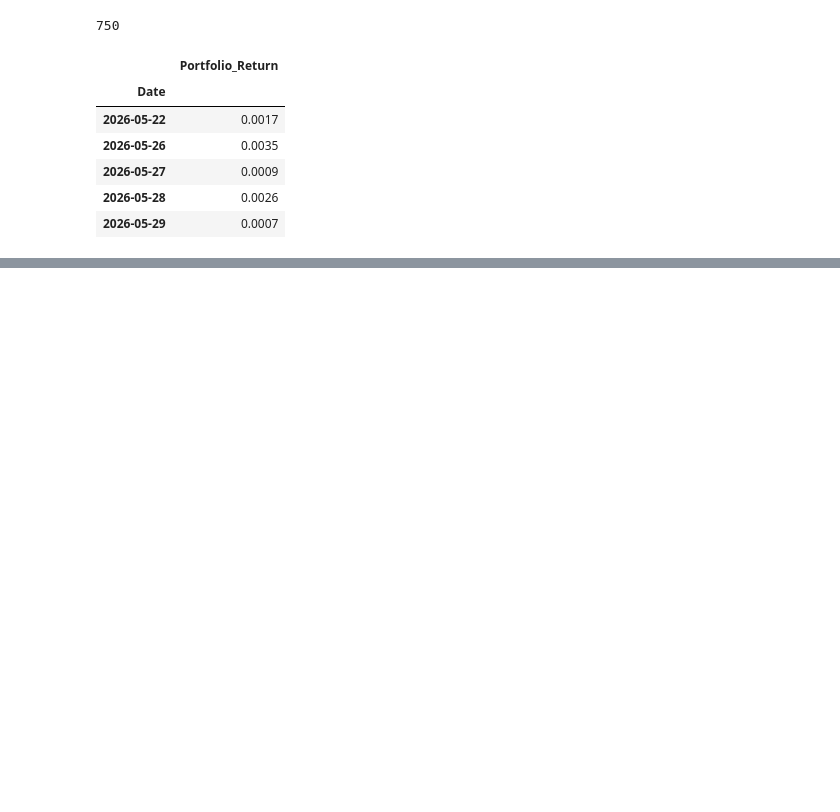
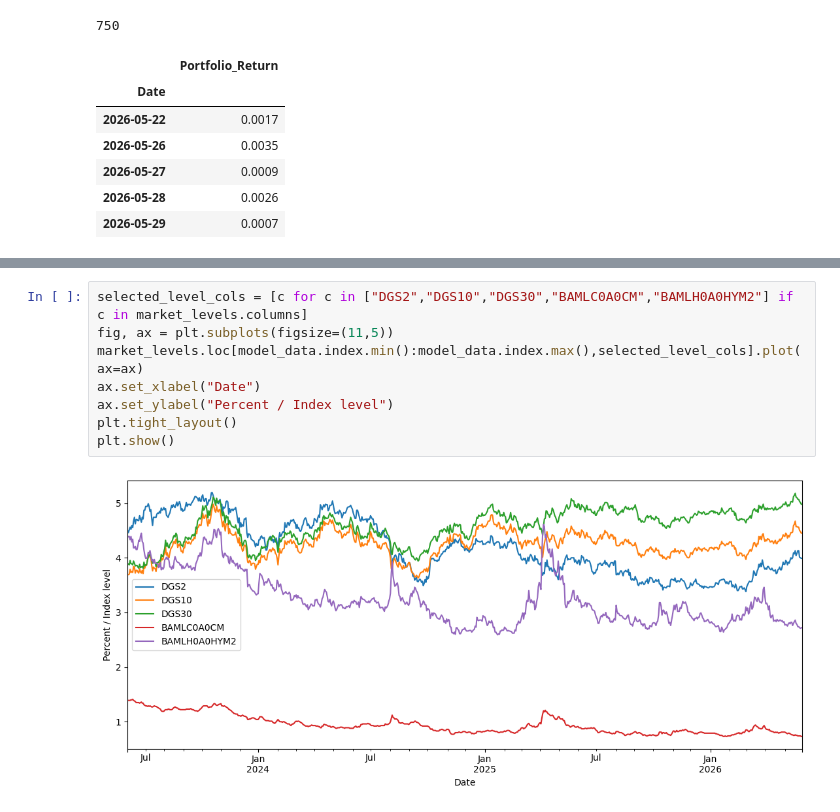
Before and after one commit to niranjanrao13/FixedIncomePortfolio-Analysis, a Jupyter notebook: notebooks/risk_analysis.ipynb, the cells around one changed output, grey strips where cells are left out. Saved outputs shown, nothing was run; the diff lists cells and outputs as text; blank space fills up the shorter version.

```diff
--- a/notebooks/risk_analysis.ipynb
+++ b/notebooks/risk_analysis.ipynb
@@ -244,0 +270,10 @@ display(portfolio_returns.tail().to_frame())
+# %%
+selected_level_cols = [c for c in ["DGS2","DGS10","DGS30","BAMLC0A0CM","BAMLH0A0HYM2"] if c in market_levels.columns]
+fig, ax = plt.subplots(figsize=(11,5))
+market_levels.loc[model_data.index.min():model_data.index.max(),selected_level_cols].plot(ax=ax)
+ax.set_xlabel("Date")
+ax.set_ylabel("Percent / Index level")
+plt.tight_layout()
+plt.show()
+# %% [output]
+[figure, added]
```
Also changed, not shown: parts of 7 cells of this notebook.
